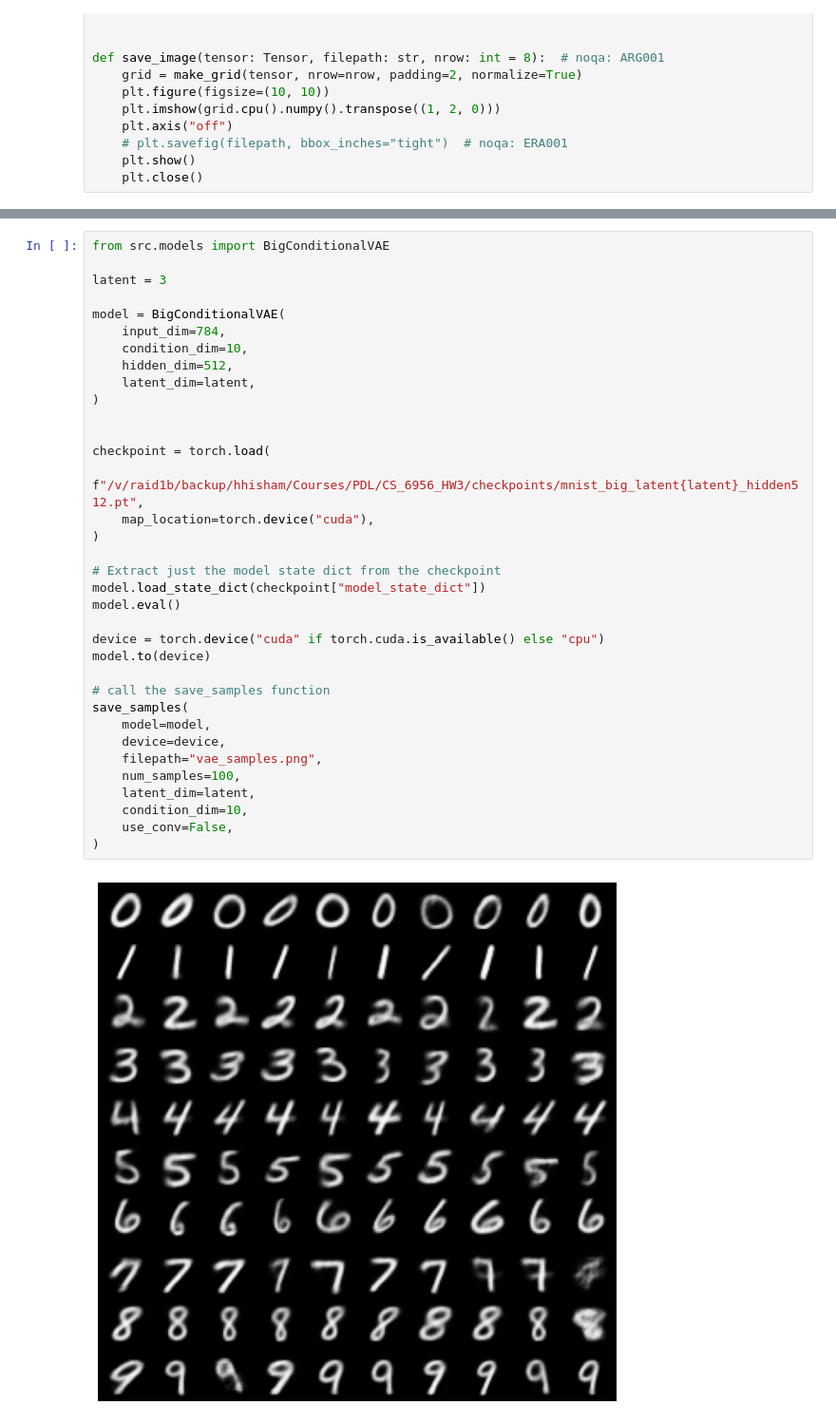
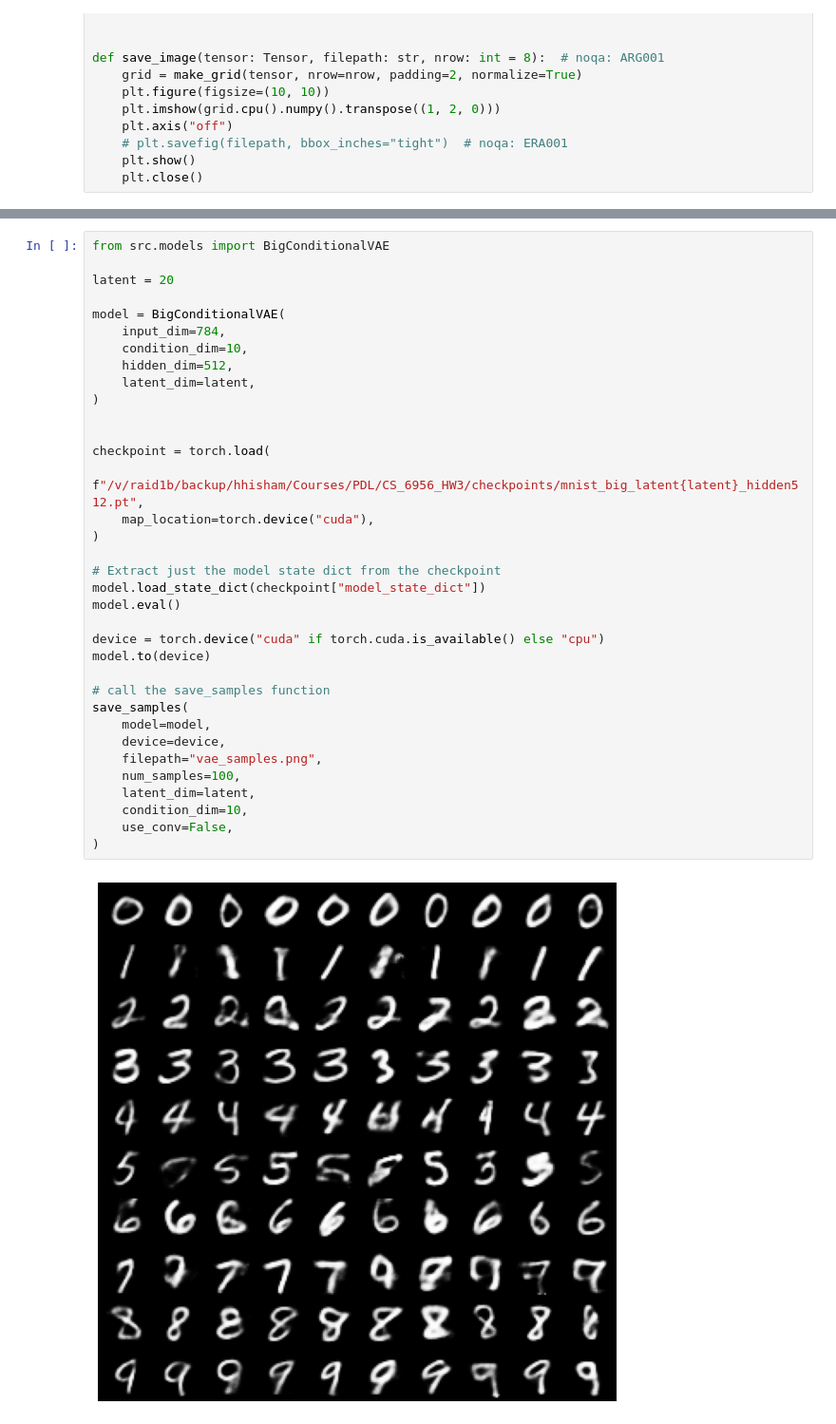
Before and after one commit to njacobs2019/CS_6956_HW3, a Jupyter notebook: mnist-vae.ipynb, the cells around one changed output, grey strips where cells are left out. Shown at 95% size. Drawn from its saved outputs; the diff is of its cells as text.

```diff
--- a/mnist-vae.ipynb
+++ b/mnist-vae.ipynb
@@ -155,40 +151,40 @@ def visualize_latent_space_3d(model, dataloader, device):
 # %%
 from src.models import BigConditionalVAE
 
-latent = 3
+latent = 20
 
 model = BigConditionalVAE(
     input_dim=784,
     condition_dim=10,
     hidden_dim=512,
     latent_dim=latent,
 )
 
 
 checkpoint = torch.load(
     f"/v/raid1b/backup/hhisham/Courses/PDL/CS_6956_HW3/checkpoints/mnist_big_latent{latent}_hidden512.pt",
     map_location=torch.device("cuda"),
 )
 
 # Extract just the model state dict from the checkpoint
 model.load_state_dict(checkpoint["model_state_dict"])
 model.eval()
 
 device = torch.device("cuda" if torch.cuda.is_available() else "cpu")
 model.to(device)
 
 # call the save_samples function
 save_samples(
     model=model,
     device=device,
     filepath="vae_samples.png",
     num_samples=100,
     latent_dim=latent,
     condition_dim=10,
     use_conv=False,
 )
 # %% [output]
-[figure, old version]
+[figure, new version]
 Samples saved to vae_samples.png
 # %%
 from src.datasets import get_dataloaders
```
Also changed, not shown: parts of 7 cells of this notebook, 2 other files.
